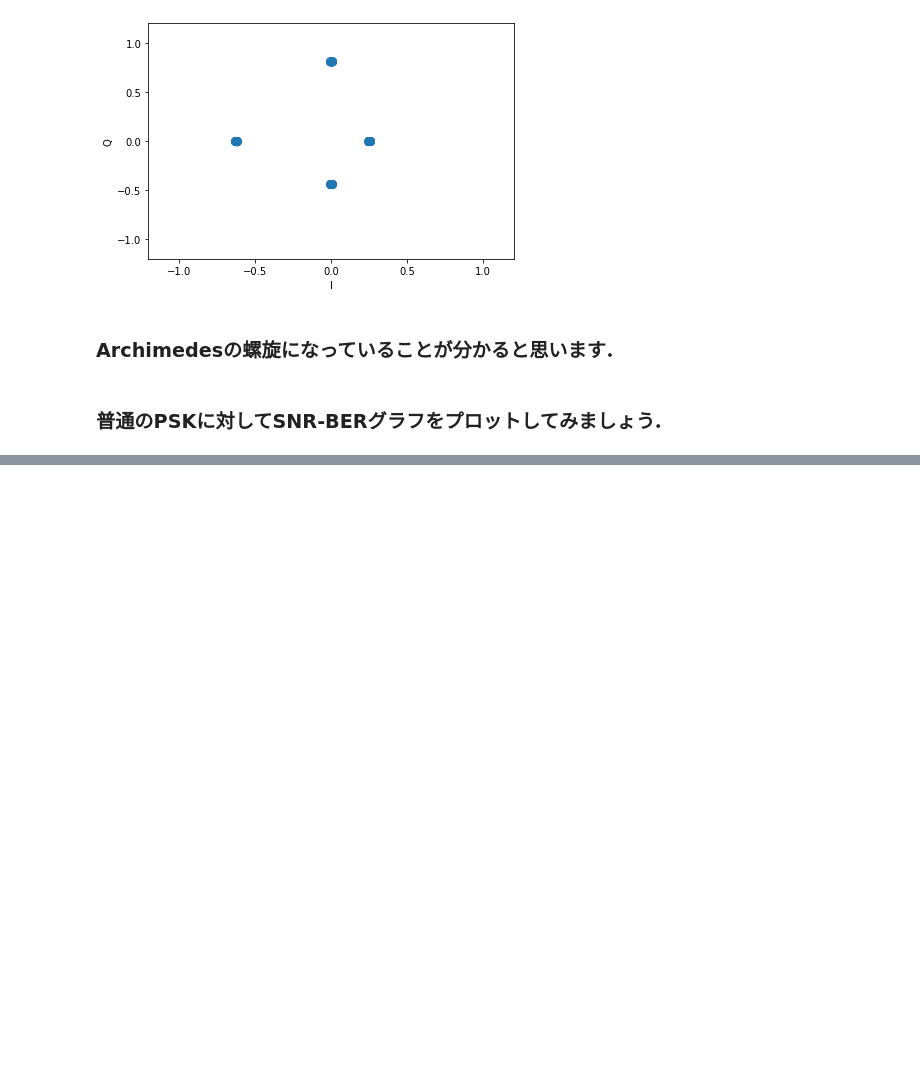
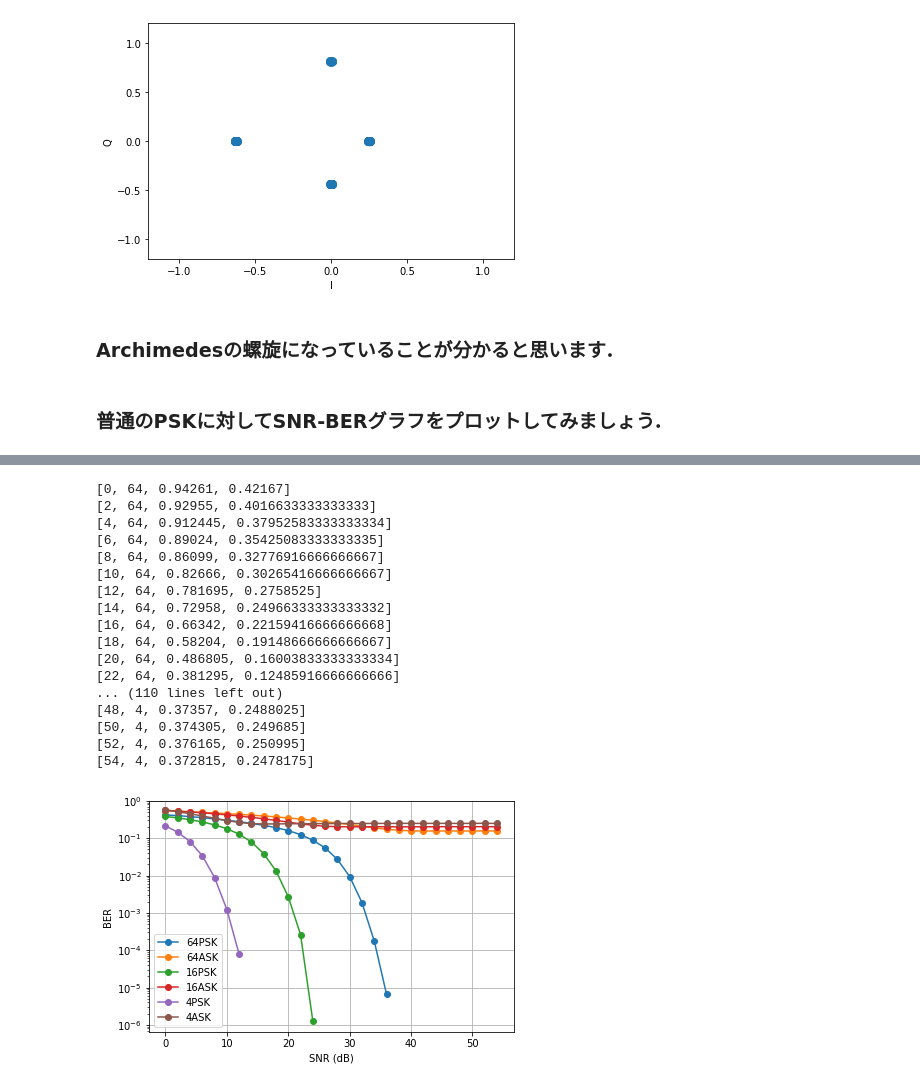
Before and after one commit to mikoshibaa/hackathon_mnlab2bicn, a Jupyter notebook: RRSK.ipynb, the cells around one changed output, grey strips where cells are left out. Cells and saved outputs as stored; diff of their text form; code cells hidden in the pictures; blank space fills up the shorter version.

```diff
--- a/RRSK.ipynb
+++ b/RRSK.ipynb
@@ -350,0 +292,55 @@ plt.savefig("PSK_QAM_ASK.pdf")
+# %%
+size = 200000
+for m in [64, 16, 4]:
+    snrs = []
+    bers = []
+    for snr in range(0, 55, 2):
+        ser, ber = psk_test(m, snr, size)
+        if verbose:
+            print([snr, m, ser, ber])
+        if ber < 1e-8:
+            break
+        snrs.append(snr)
+        bers.append(ber)
+    plt.semilogy(snrs, bers, '-o', label=f"{m}PSK")
+
+    #ASK
+    snrs = []
+    bers = []
+    for snr in range(0, 55, 2):
+        ser, ber = ask_test(m, snr, size, rotation_num = 3)
+        if verbose:
+            print([snr, m, ser, ber])
+        if ber < 1e-6:
+            break
+        snrs.append(snr)
+        bers.append(ber)
+    plt.semilogy(snrs, bers, '-o', label=f"{m}ASK")
+
+plt.grid()
+plt.xlabel("SNR (dB)")
+plt.ylabel("BER")
+plt.legend()
+plt.tight_layout()
+plt.ylim(top=1)
+plt.savefig("PSK_RRST_rot3.png")
+plt.savefig("PSK_RRST_rot3.pdf")
+# %% [output]
+[0, 64, 0.94261, 0.42167]
+[2, 64, 0.92955, 0.4016633333333333]
+[4, 64, 0.912445, 0.37952583333333334]
+[6, 64, 0.89024, 0.35425083333333335]
+[8, 64, 0.86099, 0.32776916666666667]
+[10, 64, 0.82666, 0.30265416666666667]
+[12, 64, 0.781695, 0.2758525]
+[14, 64, 0.72958, 0.24966333333333332]
+[16, 64, 0.66342, 0.22159416666666668]
+[18, 64, 0.58204, 0.19148666666666667]
+[20, 64, 0.486805, 0.16003833333333334]
+[22, 64, 0.381295, 0.12485916666666666]
+... (110 lines left out)
+[48, 4, 0.37357, 0.2488025]
+[50, 4, 0.374305, 0.249685]
+[52, 4, 0.376165, 0.250995]
+[54, 4, 0.372815, 0.2478175]
+[figure, added]
```
Also changed, not shown: parts of 16 cells of this notebook.
